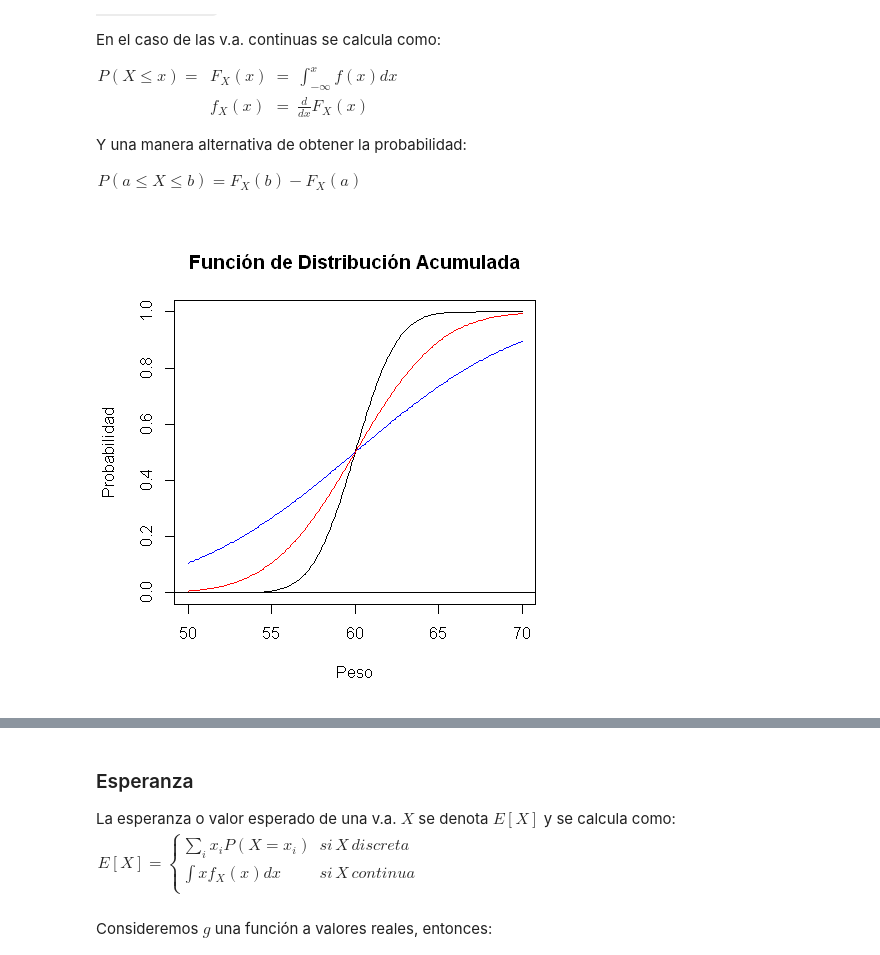
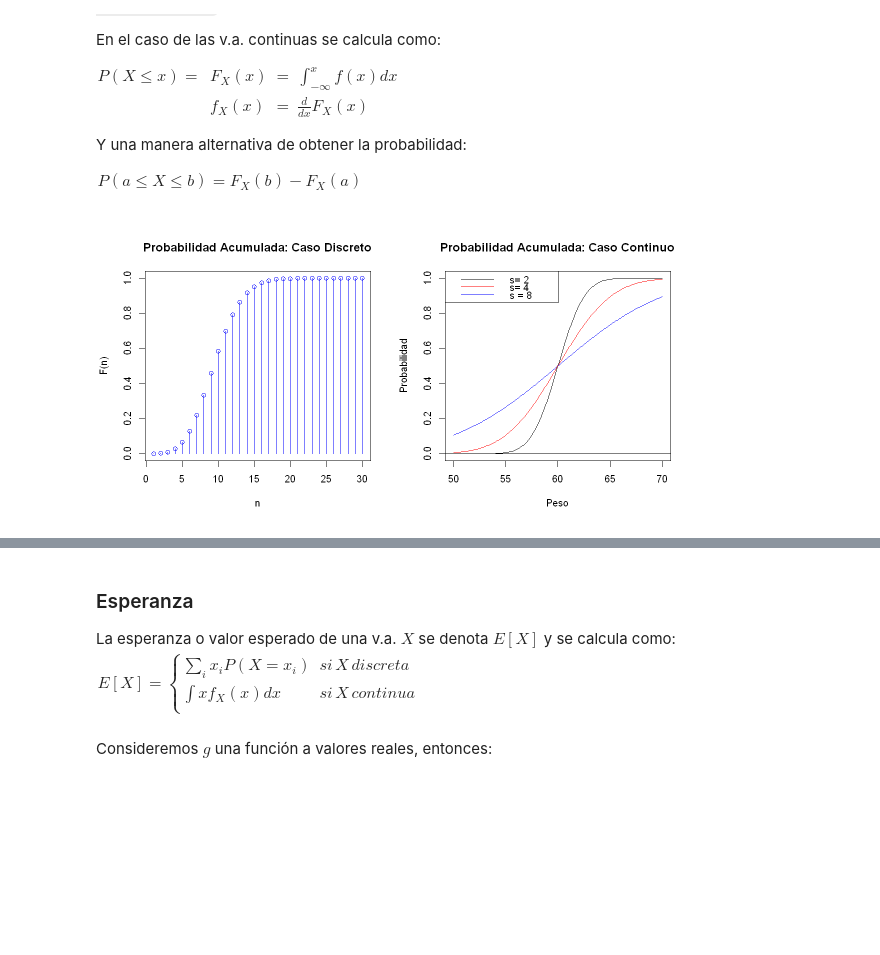
Before and after one commit to magister-informatica-uach/INFO337, a Jupyter notebook: 1_TeoriaProbabilidades/Teoría de Probabilidades.ipynb, the cells around one changed output, grey strips where cells are left out. Drawn from its saved outputs; the diff is of its cells as text; code cells hidden in the pictures; some formulas as TeX source; blank space fills up the shorter version.

```diff
--- a/1_TeoriaProbabilidades/Teoría de Probabilidades.ipynb
+++ b/1_TeoriaProbabilidades/Teoría de Probabilidades.ipynb
@@ -319,12 +317,19 @@ P(a \leq X \leq b) = F_X(b) - F_X(a)\\
 \end{array}
 \end{equation}$
 # %%
-options(repr.plot.width=4, repr.plot.height=4)
+par(mfrow=c(1,2))
+options(repr.plot.width=10, repr.plot.height=5)
+##distribución Poisson acumulada
+vec <- seq(1,30,by=1)
+pvec <- ppois(vec,10)
+plot(vec,pvec,type="h",col="blue", xlab="n",ylab="F(n)",main="Probabilidad Acumulada: Caso Discreto")
+points(vec,pvec,col="blue")
+##distribución normal acumulada
 vec <- seq(50,70,by=0.1)
-par(cex=0.8)
-plot(vec,pnorm(vec,60,2),type="l", xlab = "Peso", ylab = "Probabilidad", main = "Función de Distribución Acumulada")
+plot(vec,pnorm(vec,60,2),type="l", xlab = "Peso", ylab = "Probabilidad", main = "Probabilidad Acumulada: Caso Continuo")
 lines(vec,pnorm(vec,60,8),col="blue")
 lines(vec,pnorm(vec,60,4),col="red")
 abline(h=0)
+legend(x = "topleft", legend = c("s= 2", "s= 4","s = 8"), lty=1 ,col = c("black", "red", "blue"))
 # %% [output]
-[figure, old version]
+[figure, new version]
```
Also changed, not shown: parts of 36 cells of this notebook.
